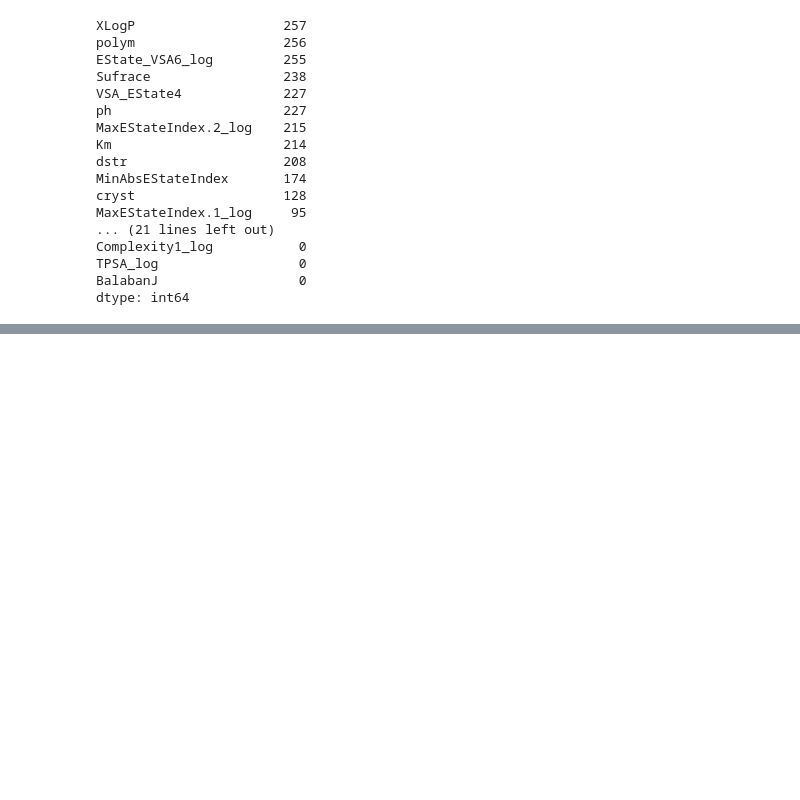
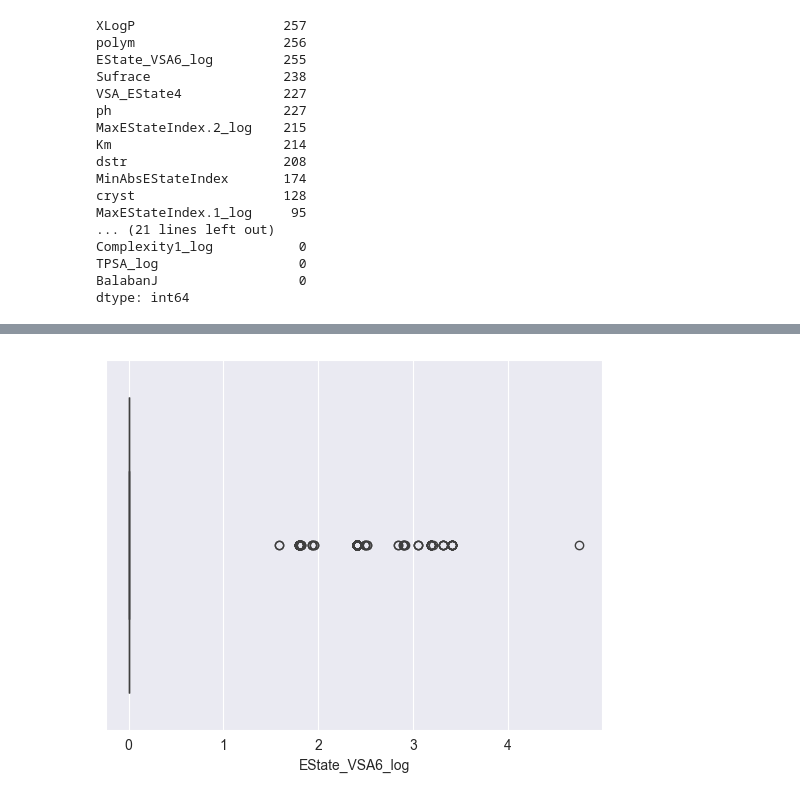
Before and after one commit to illhammm/Nanozymes1, a Jupyter notebook: Data_Preprocessing/data_preprocessing_Km.ipynb, the cells around one changed output, grey strips where cells are left out. Saved outputs shown, nothing was run; the diff lists cells and outputs as text; code cells hidden in the pictures; blank space fills up the shorter version.

```diff
--- a/Data_Preprocessing/data_preprocessing_Km.ipynb
+++ b/Data_Preprocessing/data_preprocessing_Km.ipynb
@@ -234,0 +245,5 @@ dtype: int64
+# %%
+sns.boxplot(x=df['EState_VSA6_log'])
+plt.show()
+# %% [output]
+[figure, added]
```
Also changed, not shown: parts of 2 cells of this notebook.
